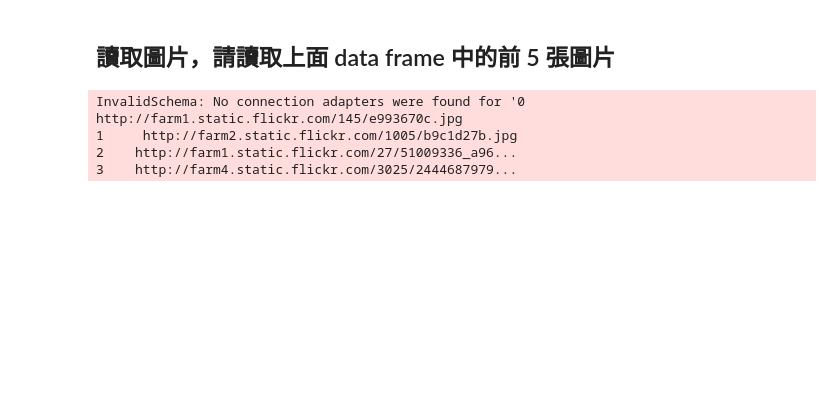
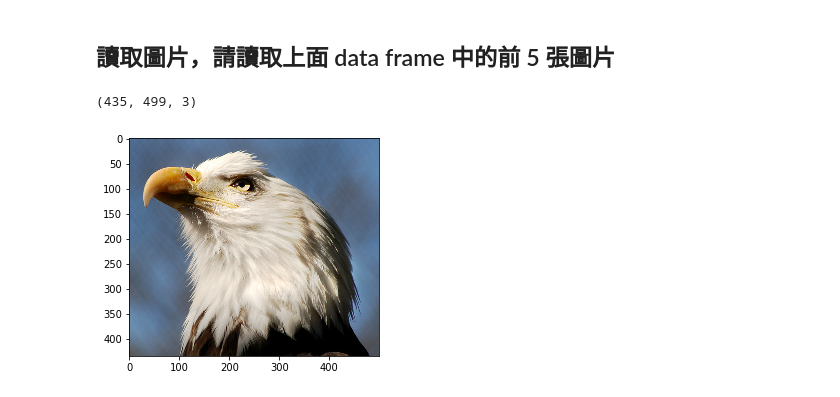
Before and after one commit to zzo30802/3rd-ML100Days, a Jupyter notebook: homework/Day_005-2_HW.ipynb, the cells around one changed output. Cells and saved outputs as stored; diff of their text form; code cells hidden in the pictures; blank space fills up the shorter version.

```diff
--- a/homework/Day_005-2_HW.ipynb
+++ b/homework/Day_005-2_HW.ipynb
@@ -93,0 +106,12 @@ df.head(6) # 列出前六個
+# %%
+# 解答
+## 假如我們不想把資料載到自己的電腦裡?
+import requests
+target_url = "https://raw.githubusercontent.com/vashineyu/slides_and_others/master/tutorial/examples/imagenet_urls_examples.txt"
+
+response = requests.get(target_url)
+data = response.text
+
+# 用 request 傳送回來的資料不會認得斷行符號
+print(len(data))
+data[0:100]
@@ -93,0 +121,5 @@ df.head(6) # 列出前六個
+# %%
+# 我們自己斷行
+data = data.split("\n")
+print(len(data))
+data[0]
@@ -93,0 +129,10 @@ df.head(6) # 列出前六個
+# %%
+import pandas as pd
+
+arrange_data = []
+for d in data:
+    line = d.split("\t")
+    arrange_data.append(line)
+
+df = pd.DataFrame(arrange_data)
+df.head()
@@ -96,21 +148,21 @@ df.head(6) # 列出前六個
 # %%
 from PIL import Image
 from io import BytesIO
 import numpy as np
 import matplotlib.pyplot as plt
 
 # 請用 df.loc[...] 得到第一筆資料的連結
-first_link = df.loc[0:4,0]
+first_link = df.loc[0,1]
 
 response = requests.get(first_link)
 img = Image.open(BytesIO(response.content))
 
 # Convert img to numpy array
+img = np.array(img)
+print(img.shape)
 
 plt.imshow(img)
 plt.show()
 # %% [output]
-InvalidSchema: No connection adapters were found for '0      http://farm1.static.flickr.com/145/e993670c.jpg
-1     http://farm2.static.flickr.com/1005/b9c1d27b.jpg
-2    http://farm1.static.flickr.com/27/51009336_a96...
-3    http://farm4.static.flickr.com/3025/2444687979...
+(435, 499, 3)
+[figure, added]
```
Also changed, not shown: parts of 8 cells of this notebook, 1 other file.
